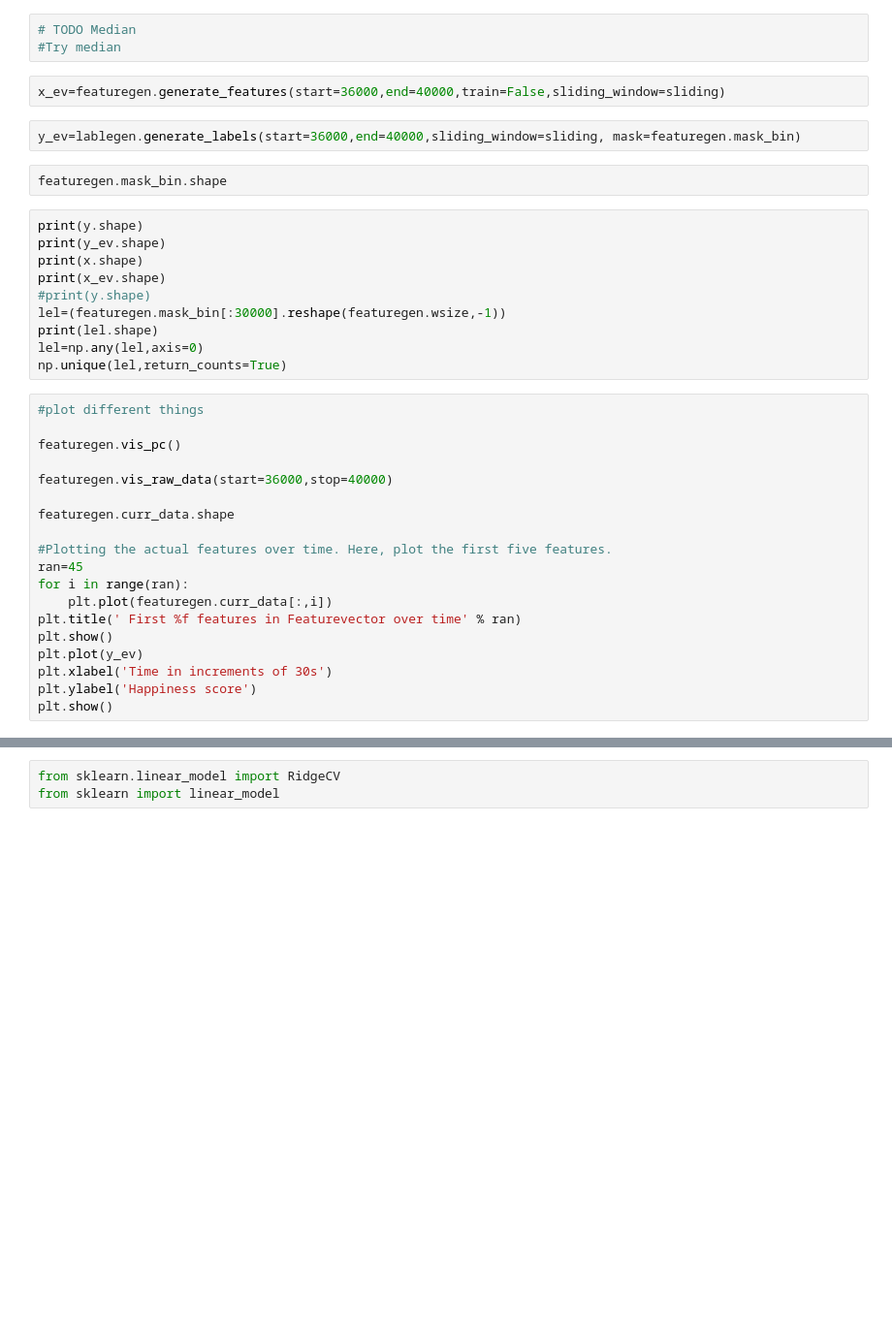
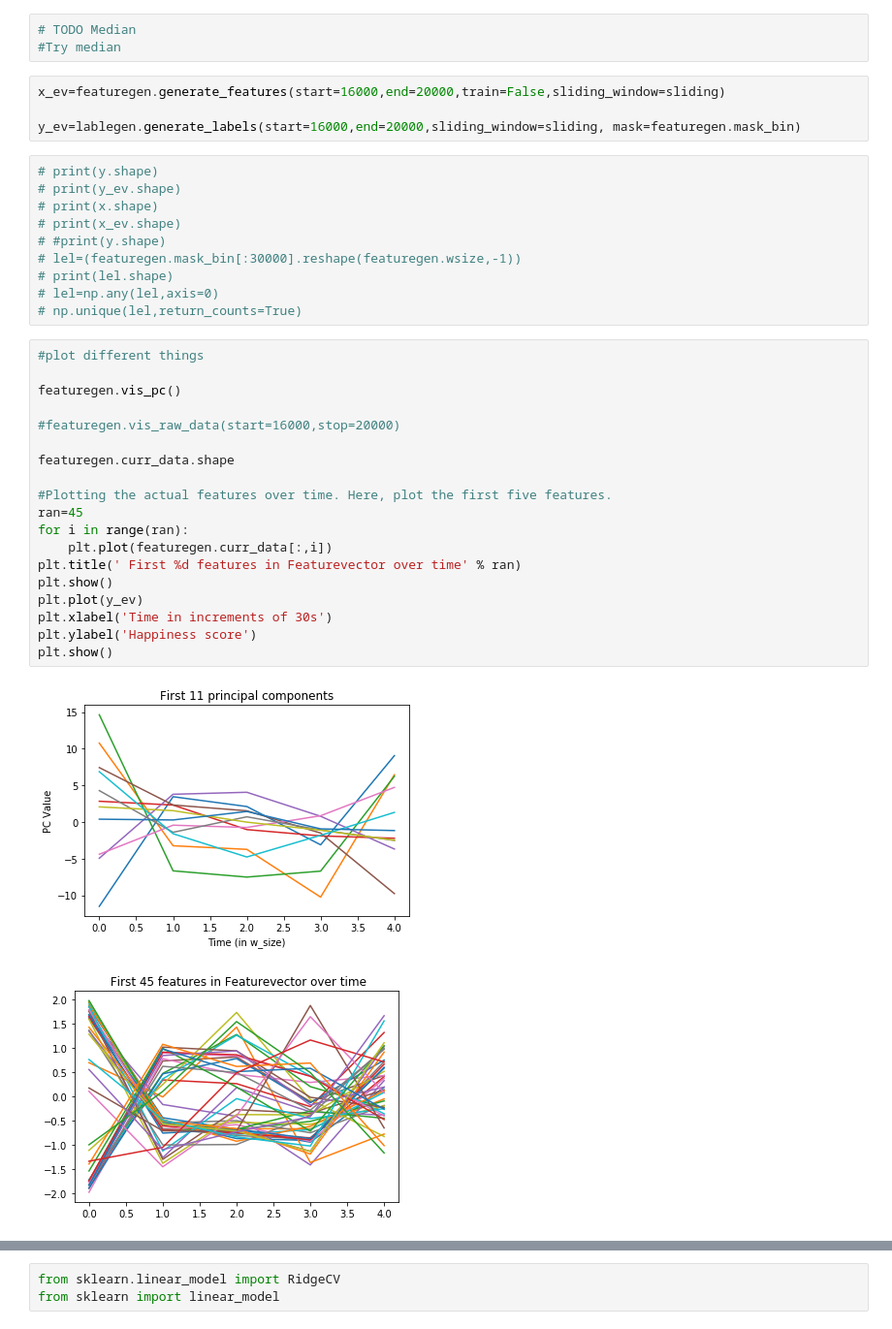
Before and after one commit to emilaz/EmoCog, a Jupyter notebook: EmoCog_Pipeline.ipynb, the cells around one changed output, grey strips where cells are left out. Shown at 97% size. Drawn from its saved outputs; the diff is of its cells as text; blank space fills up the shorter version.

```diff
--- a/EmoCog_Pipeline.ipynb
+++ b/EmoCog_Pipeline.ipynb
@@ -100,37 +100,38 @@ plt.show()
 # TODO Median
 #Try median
 # %%
-x_ev=featuregen.generate_features(start=36000,end=40000,train=False,sliding_window=sliding)
+x_ev=featuregen.generate_features(start=16000,end=20000,train=False,sliding_window=sliding)
+
+y_ev=lablegen.generate_labels(start=16000,end=20000,sliding_window=sliding, mask=featuregen.mask_bin)
-# %%
-y_ev=lablegen.generate_labels(start=36000,end=40000,sliding_window=sliding, mask=featuregen.mask_bin)
-# %%
-featuregen.mask_bin.shape
 # %%
-print(y.shape)
-print(y_ev.shape)
-print(x.shape)
-print(x_ev.shape)
-#print(y.shape)
-lel=(featuregen.mask_bin[:30000].reshape(featuregen.wsize,-1))
-print(lel.shape)
-lel=np.any(lel,axis=0)
-np.unique(lel,return_counts=True)
+# print(y.shape)
+# print(y_ev.shape)
+# print(x.shape)
+# print(x_ev.shape)
+# #print(y.shape)
+# lel=(featuregen.mask_bin[:30000].reshape(featuregen.wsize,-1))
+# print(lel.shape)
+# lel=np.any(lel,axis=0)
+# np.unique(lel,return_counts=True)
 # %%
 #plot different things
 
 featuregen.vis_pc()
 
-featuregen.vis_raw_data(start=36000,stop=40000)
+#featuregen.vis_raw_data(start=16000,stop=20000)
 
 featuregen.curr_data.shape
 
 #Plotting the actual features over time. Here, plot the first five features.
 ran=45
 for i in range(ran):
     plt.plot(featuregen.curr_data[:,i])
-plt.title(' First %f features in Featurevector over time' % ran)
+plt.title(' First %d features in Featurevector over time' % ran)
 plt.show()
 plt.plot(y_ev)
 plt.xlabel('Time in increments of 30s')
 plt.ylabel('Happiness score')
 plt.show()
+# %% [output]
+[figure, added]
+[figure, added]
```
Also changed, not shown: parts of 32 cells of this notebook, 3 other files.
